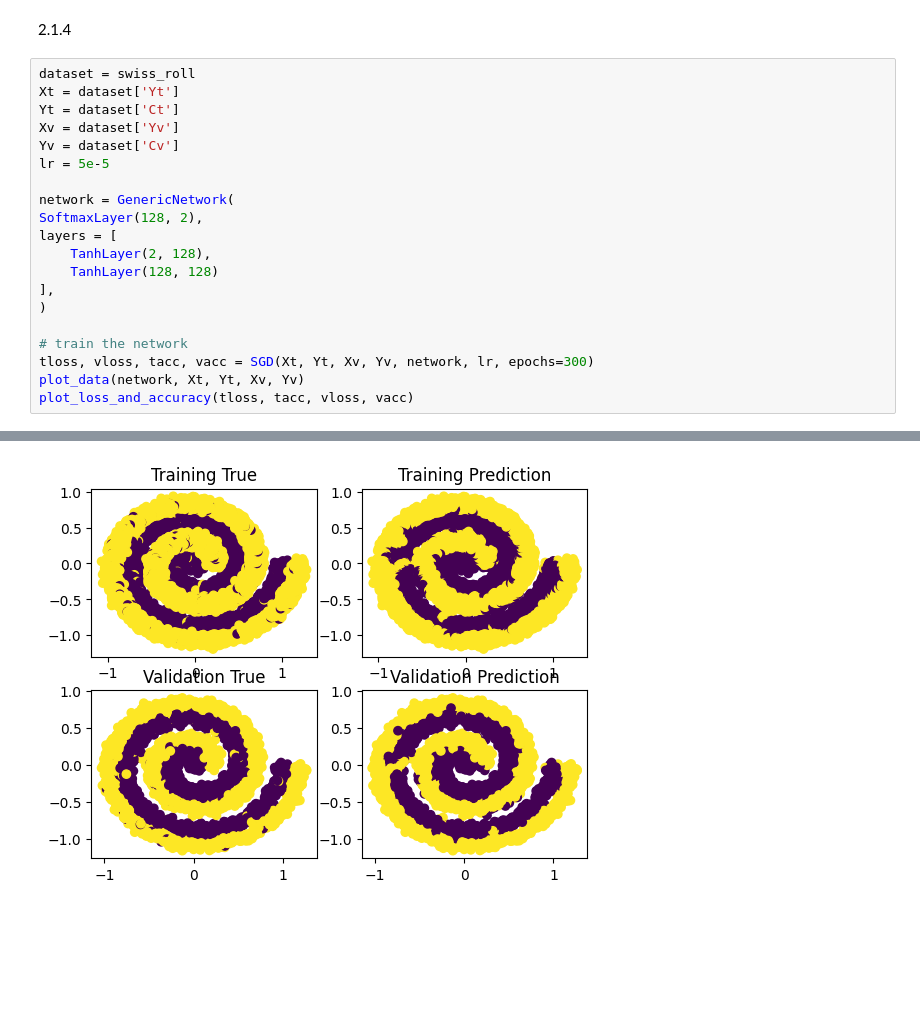
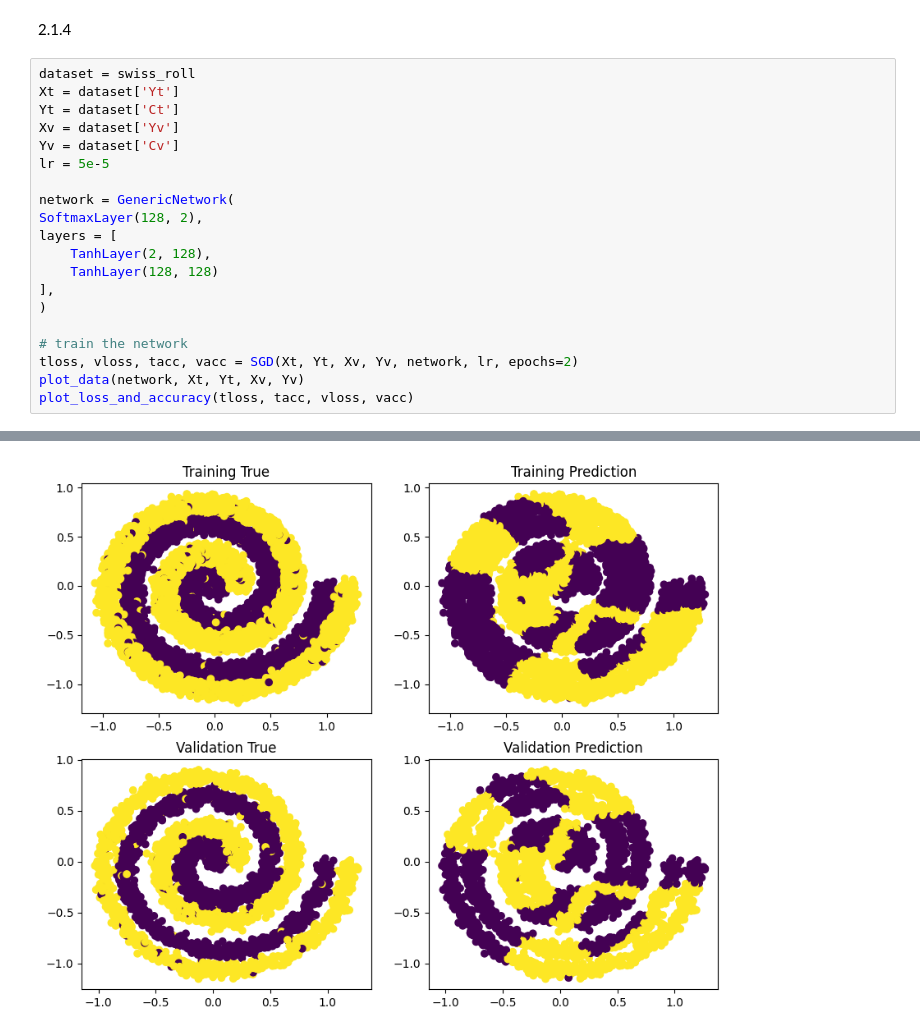
Before and after one commit to elemyoav/Deep-Learning, a Jupyter notebook: Deep-Learning-1.ipynb, the cells around one changed output, grey strips where cells are left out. Cells and saved outputs as stored; diff of their text form; blank space fills up the shorter version.

```diff
--- a/Deep-Learning-1.ipynb
+++ b/Deep-Learning-1.ipynb
@@ -215,7 +215,7 @@ layers = [
 )
 
 # train the network
-tloss, vloss, tacc, vacc = SGD(Xt, Yt, Xv, Yv, network, lr, epochs=300)
+tloss, vloss, tacc, vacc = SGD(Xt, Yt, Xv, Yv, network, lr, epochs=2)
 plot_data(network, Xt, Yt, Xv, Yv)
 plot_loss_and_accuracy(tloss, tacc, vloss, vacc)
 # %% [output]
@@ -239 +230 @@ Epoch 299, validation accuracy: 0.942
-[figure, old version]
+[figure, new version]
```
Also changed, not shown: parts of 11 cells of this notebook, 2 other files.
